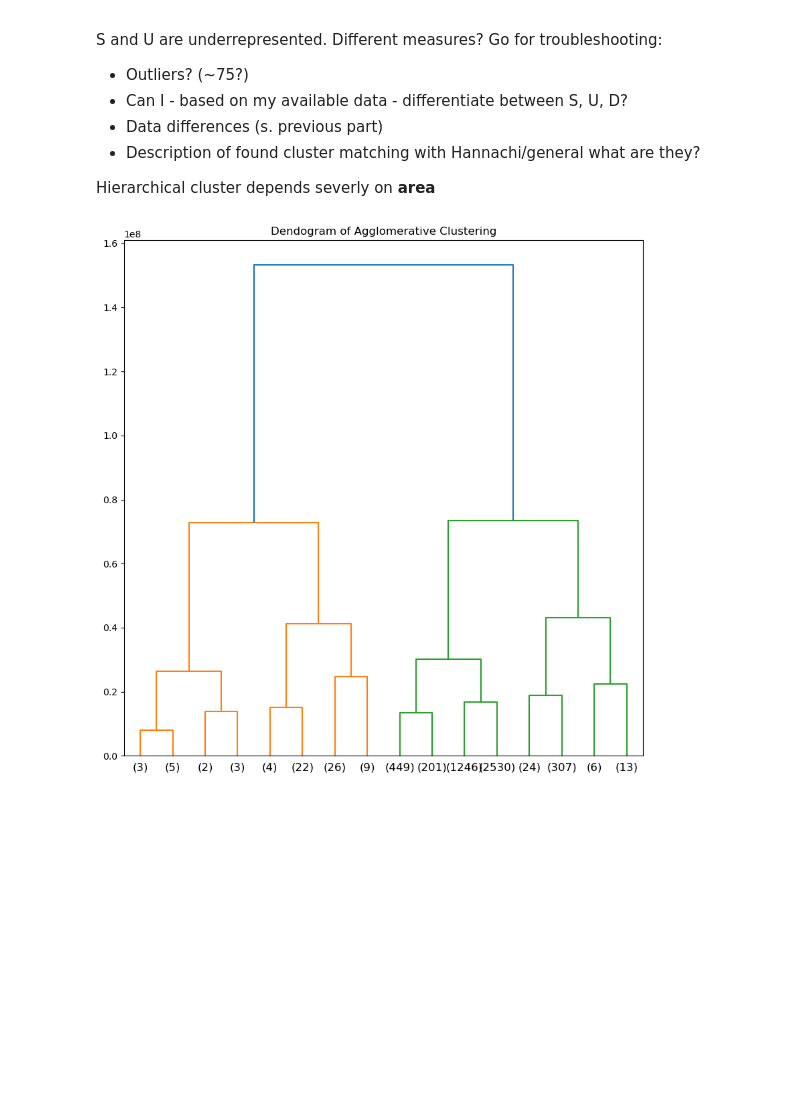
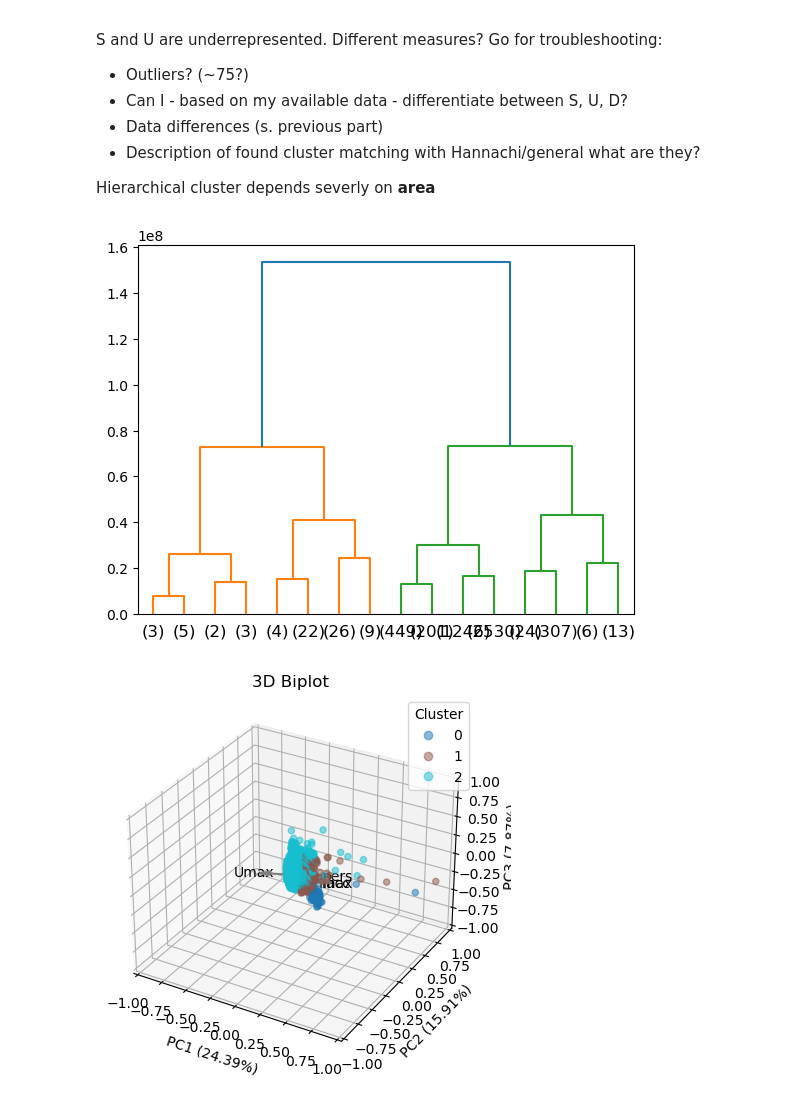
Before and after one commit to hGl0/arctic, a Jupyter notebook: Playground.ipynb, the cells around one changed output. Saved outputs shown, nothing was run; the diff lists cells and outputs as text; code cells hidden in the pictures; blank space fills up the shorter version.

```diff
--- a/Playground.ipynb
+++ b/Playground.ipynb
@@ -74,17 +71,6 @@ no_white_space(era5_msw)
 # no_white_space(nwp_cen)
 # no_white_space(nwp_msw)
 
-
-# remove empty rows from files
-era5_d = era5_d[era5_d['string'].notna()]
-era5_cen = era5_cen[era5_cen['string'].notna()]
-era5_msw = era5_msw[era5_msw['string'].notna()]
-
-# nwp_d = nwp_d[nwp_d['string'].notna()]
-# nwp_cen = nwp_cen[nwp_cen['string'].notna()]
-# nwp_msw = nwp_msw[nwp_msw['string'].notna()]
-
-
 # change string to datetime for better comparison
 to_date(era5_d, 'string')
 to_date(era5_cen, 'string')
@@ -401,9 +390,29 @@ Go for troubleshooting:
 
 Hierarchical cluster depends severly on **area**
 # %%
-fig = plt.figure(figsize=(10,10))
-plt.title('Dendogram of Agglomerative Clustering')
+# Dendrogram
 arctic.plot.plot_dendrogram(hc, truncate_mode='level', p=3, savefig='output/hc.png')
-plt.show()
+
+# Biplot
+pc=5
+#arctic.compute_pca(era5_hannachi, comp=pc, plot_type='3D', savefig='output/pca_era5_3D.png', n_arrows=2)
+#arctic.compute_pca(era5_hannachi, comp=pc, plot_type='2D', n_arrows=2, savefig='output/pca_era5_2D.png')
+# note "label" excluded from pca due to duplication of data.
+era5_hannachi['label'] = era5_hannachi['hc']
+arctic.compute_pca(era5_hannachi, comp=pc, plot_type='3D', savefig='output/pca_era5_hc_3D.png')
+arctic.compute_pca(era5_hannachi, comp=pc, plot_type='2D', savefig='output/pca_era5_hc_2D.png')
+#era5_hannachi['label'] = era5_hannachi['kmeans']
+#arctic.compute_pca(era5_hannachi, comp=pc, plot_type='3D', savefig='output/pca_era5_kmeans_3D.png')
+#arctic.compute_pca(era5_hannachi, comp=pc, plot_type='2D', savefig='output/pca_era5_kmeans_2D.png')
+
+# Radar chart
+def own_agg(x):
+    return x.quantile(0.75)
+arctic.plot.plot_radar(era5_hannachi, label='kmeans')
+arctic.plot.plot_radar(era5_hannachi, agg_func=own_agg)
+
+# Violinplot
+arctic.plot_violin(era5_hannachi)
 # %% [output]
-[figure, old version]
+[figure, new version]
+[figure, added]
```
Also changed, not shown: parts of 14 cells of this notebook, 9 other files.
